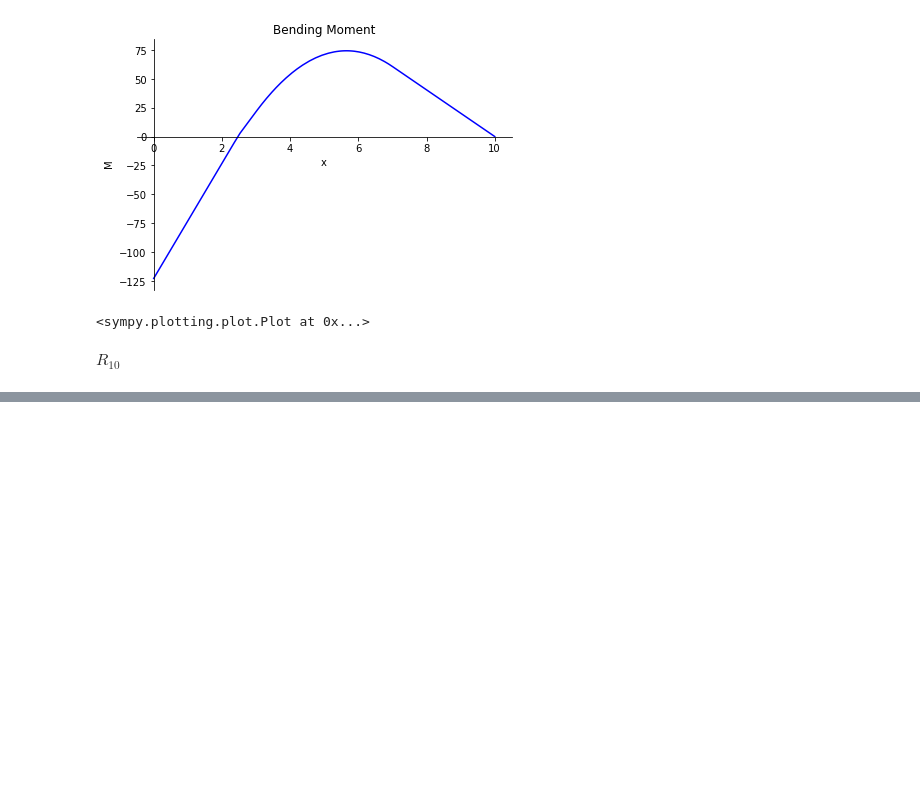
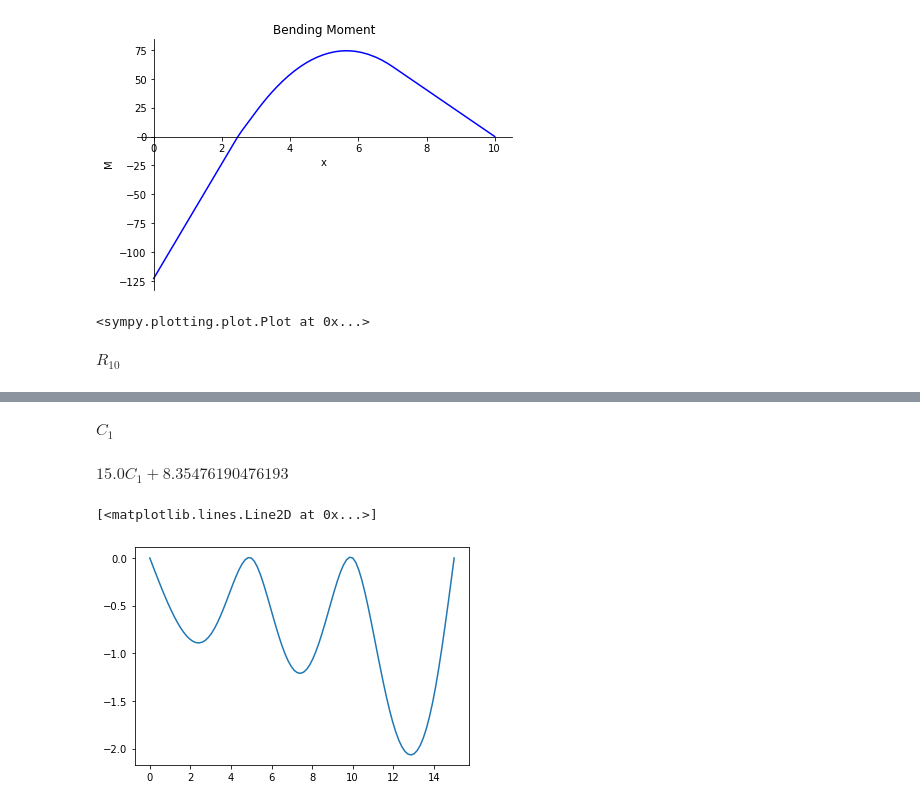
Before and after one commit to abhimhamane/structural_streamlit, a Jupyter notebook: stream.ipynb, the cells around one changed output, grey strips where cells are left out. Drawn from its saved outputs; the diff is of its cells as text; code cells hidden in the pictures; blank space fills up the shorter version.

```diff
--- a/stream.ipynb
+++ b/stream.ipynb
@@ -271,0 +393,25 @@ str(r_strt)[0]
+# %%
+integrated_defln = sympy.integrate(integrated_slope, x) + C2
+# %%
+integrated_slope.subs(x, 0.0)
+# %% [output]
+$\displaystyle C_{1}$
+# %%
+integrated_defln = integrated_defln.subs(C2, 0.0)
+# %%
+integrated_defln.subs(x, 15.0)
+# %% [output]
+$\displaystyle 15.0 C_{1} + 8.35476190476193$
+# %%
+integrated_defln = integrated_defln.subs(C1, -0.55698)
+# %%
+ax_x = list(np.linspace(0, L, 100))
+x = sympy.symbols("x")
+defl_valu = []
+for i in ax_x:
+    defl_valu.append(integrated_defln.subs(x, i))
+# %%
+plt.plot(ax_x, defl_valu)
+# %% [output]
+[<matplotlib.lines.Line2D at 0x...>]
+[figure, added]
```
Also changed, not shown: parts of 16 cells of this notebook, 3 other files.
